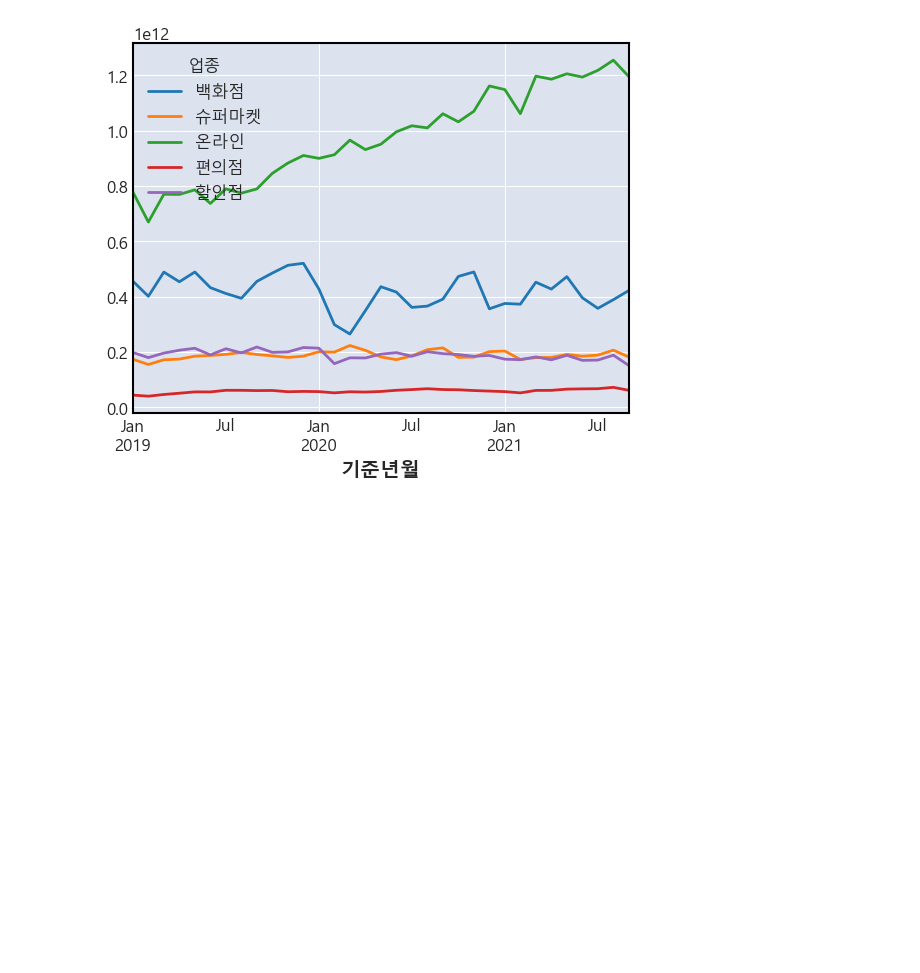
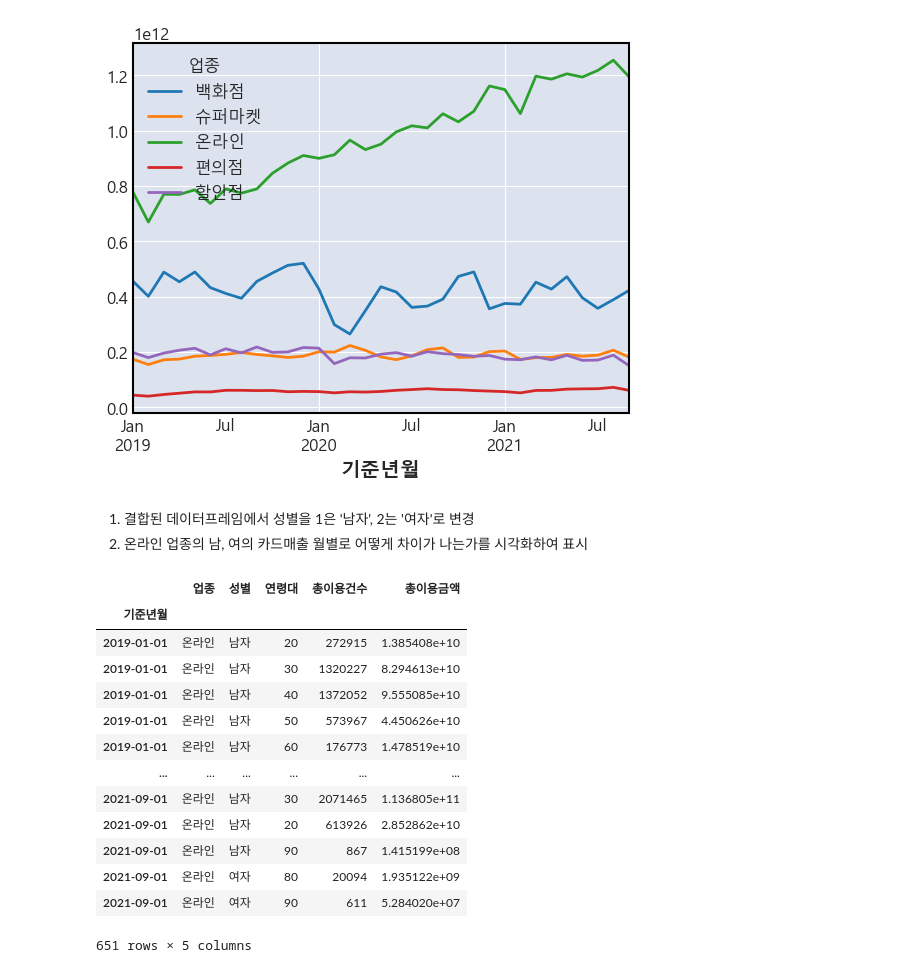
Before and after one commit to Meermeer/test, a Jupyter notebook: 230425/03_matplotlib.ipynb, the cells around one changed output. Saved outputs shown, nothing was run; the diff lists cells and outputs as text; code cells hidden in the pictures; blank space fills up the shorter version.

```diff
--- a/230425/03_matplotlib.ipynb
+++ b/230425/03_matplotlib.ipynb
@@ -317,3 +364,6 @@ group_data.unstack().plot()
 # %% [output]
 <Axes: xlabel='기준년월'>
 [figure]
+# %% [markdown]
+1. 결합된 데이터프레임에서 성별을 1은 '남자', 2는 '여자'로 변경
+2. 온라인 업종의 남, 여의 카드매출 월별로 어떻게 차이가 나는가를 시각화하여 표시
@@ -319,0 +375,17 @@ group_data.unstack().plot()
+# %%
+online
+# %% [output]
+|  | 업종 | 성별 | 연령대 | 총이용건수 | 총이용금액 |
+| 기준년월 |  |  |  |  |  |
+| 2019-01-01 | 온라인 | 남자 | 20 | 272915 | 1.385408e+10 |
+| 2019-01-01 | 온라인 | 남자 | 30 | 1320227 | 8.294613e+10 |
+| 2019-01-01 | 온라인 | 남자 | 40 | 1372052 | 9.555085e+10 |
+| 2019-01-01 | 온라인 | 남자 | 50 | 573967 | 4.450626e+10 |
+| 2019-01-01 | 온라인 | 남자 | 60 | 176773 | 1.478519e+10 |
+| ... | ... | ... | ... | ... | ... |
+| 2021-09-01 | 온라인 | 남자 | 30 | 2071465 | 1.136805e+11 |
+| 2021-09-01 | 온라인 | 남자 | 20 | 613926 | 2.852862e+10 |
+| 2021-09-01 | 온라인 | 남자 | 90 | 867 | 1.415199e+08 |
+| 2021-09-01 | 온라인 | 여자 | 80 | 20094 | 1.935122e+09 |
+| 2021-09-01 | 온라인 | 여자 | 90 | 611 | 5.284020e+07 |
+651 rows × 5 columns
```
Also changed, not shown: parts of 15 cells of this notebook, 4 other files.
